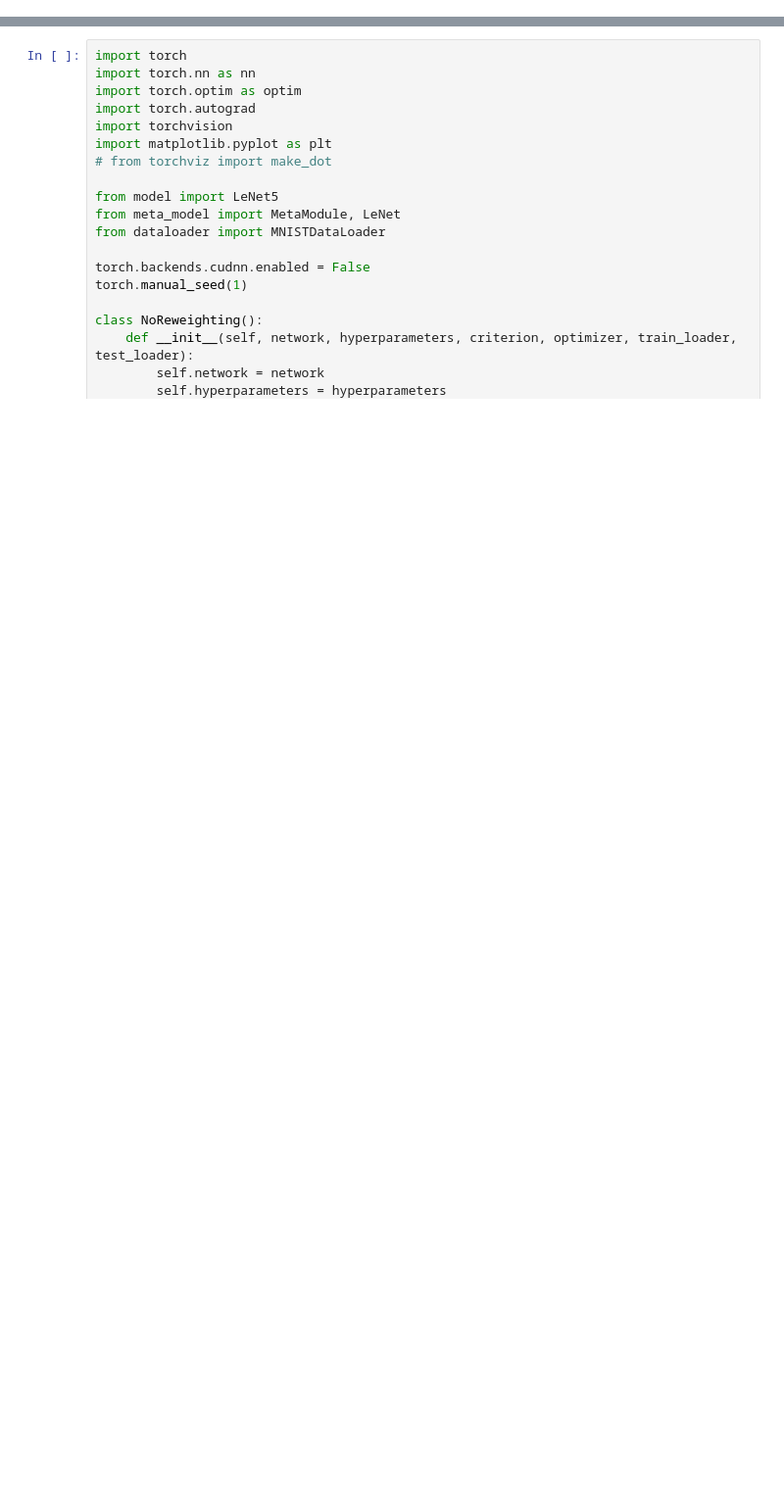
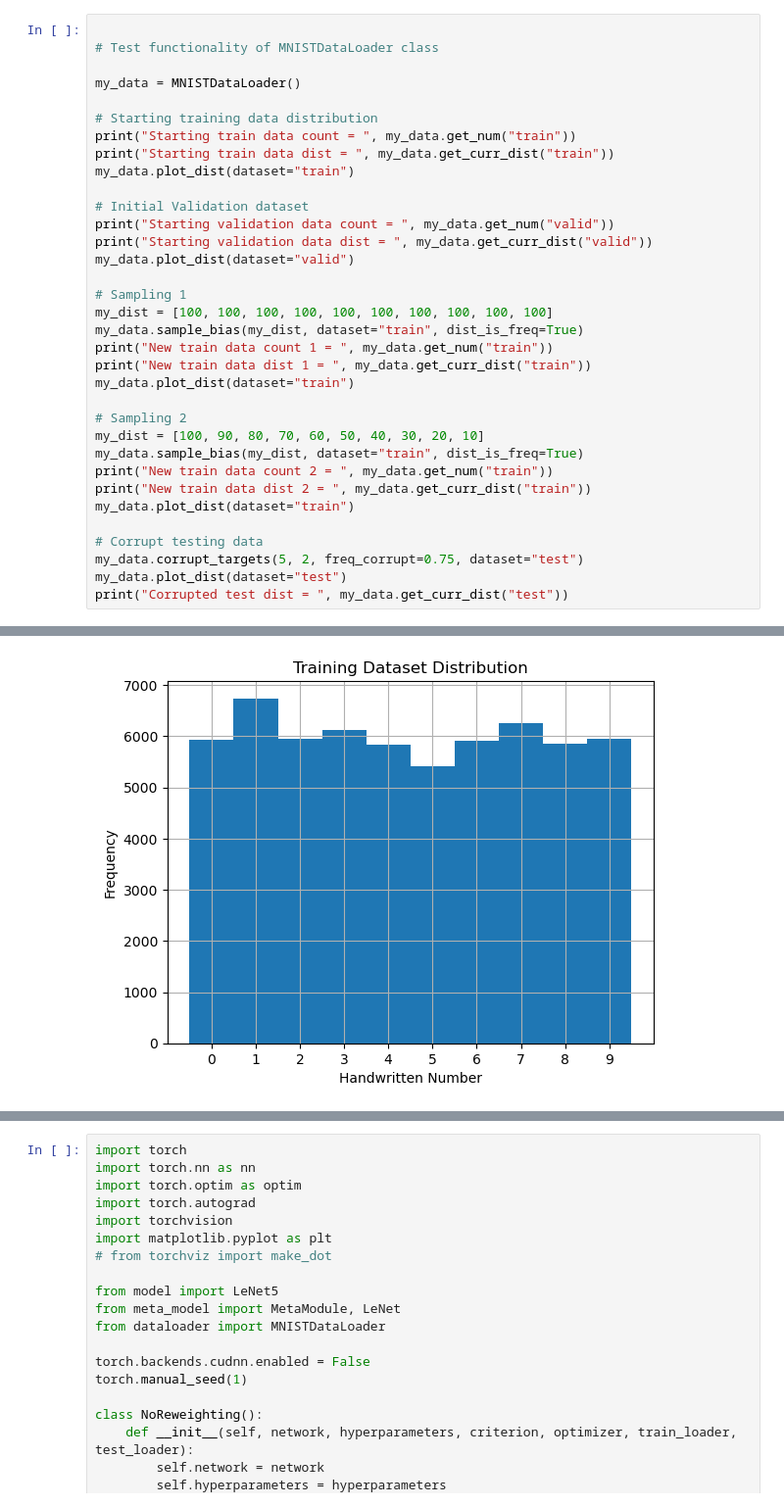
Before and after one commit to njames3134/DL-reweighting, a Jupyter notebook: jtc_jupyter.ipynb, the cells around one changed output, grey strips where cells are left out. Shown: that part at 98% size. Cells and saved outputs as stored; diff of their text form; blank space fills up the shorter version.

Commit message:
Add tests for data loader in ipynb

```diff
--- a/jtc_jupyter.ipynb
+++ b/jtc_jupyter.ipynb
@@ -25,0 +13,35 @@ my_data.get_curr_dist(dataset="test")
+# %%
+
+# Test functionality of MNISTDataLoader class
+
+my_data = MNISTDataLoader()
+
+# Starting training data distribution
+print("Starting train data count = ", my_data.get_num("train"))
+print("Starting train data dist = ", my_data.get_curr_dist("train"))
+my_data.plot_dist(dataset="train")
+
+# Initial Validation dataset
+print("Starting validation data count = ", my_data.get_num("valid"))
+print("Starting validation data dist = ", my_data.get_curr_dist("valid"))
+my_data.plot_dist(dataset="valid")
+
+# Sampling 1
+my_dist = [100, 100, 100, 100, 100, 100, 100, 100, 100, 100]
+my_data.sample_bias(my_dist, dataset="train", dist_is_freq=True)
+print("New train data count 1 = ", my_data.get_num("train"))
+print("New train data dist 1 = ", my_data.get_curr_dist("train"))
+my_data.plot_dist(dataset="train")
+
+# Sampling 2
+my_dist = [100, 90, 80, 70, 60, 50, 40, 30, 20, 10]
+my_data.sample_bias(my_dist, dataset="train", dist_is_freq=True)
+print("New train data count 2 = ", my_data.get_num("train"))
+print("New train data dist 2 = ", my_data.get_curr_dist("train"))
+my_data.plot_dist(dataset="train")
+
+# Corrupt testing data
+my_data.corrupt_targets(5, 2, freq_corrupt=0.75, dataset="test")
+my_data.plot_dist(dataset="test")
+print("Corrupted test dist = ", my_data.get_curr_dist("test"))
+# %% [output]
@@ -25,0 +57 @@ my_data.get_curr_dist(dataset="test")
+[figure, added]
```
Also changed, not shown: parts of 4 cells of this notebook.
